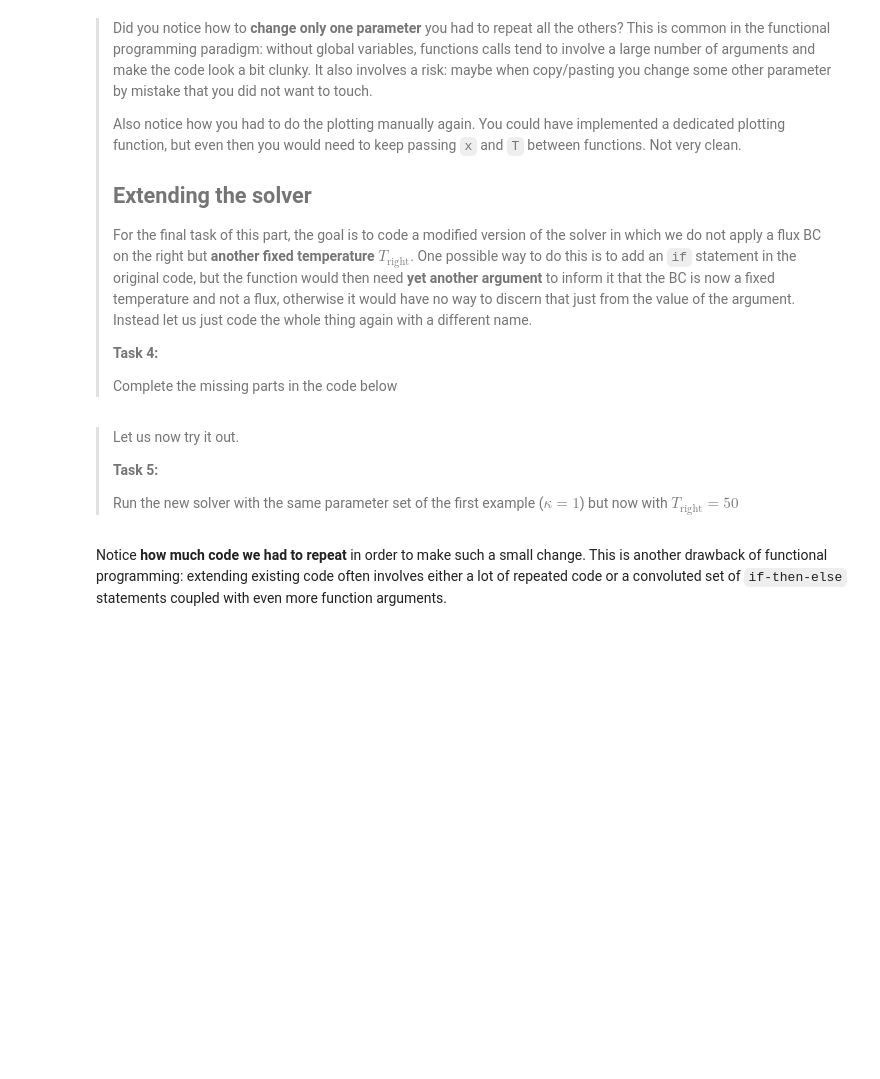
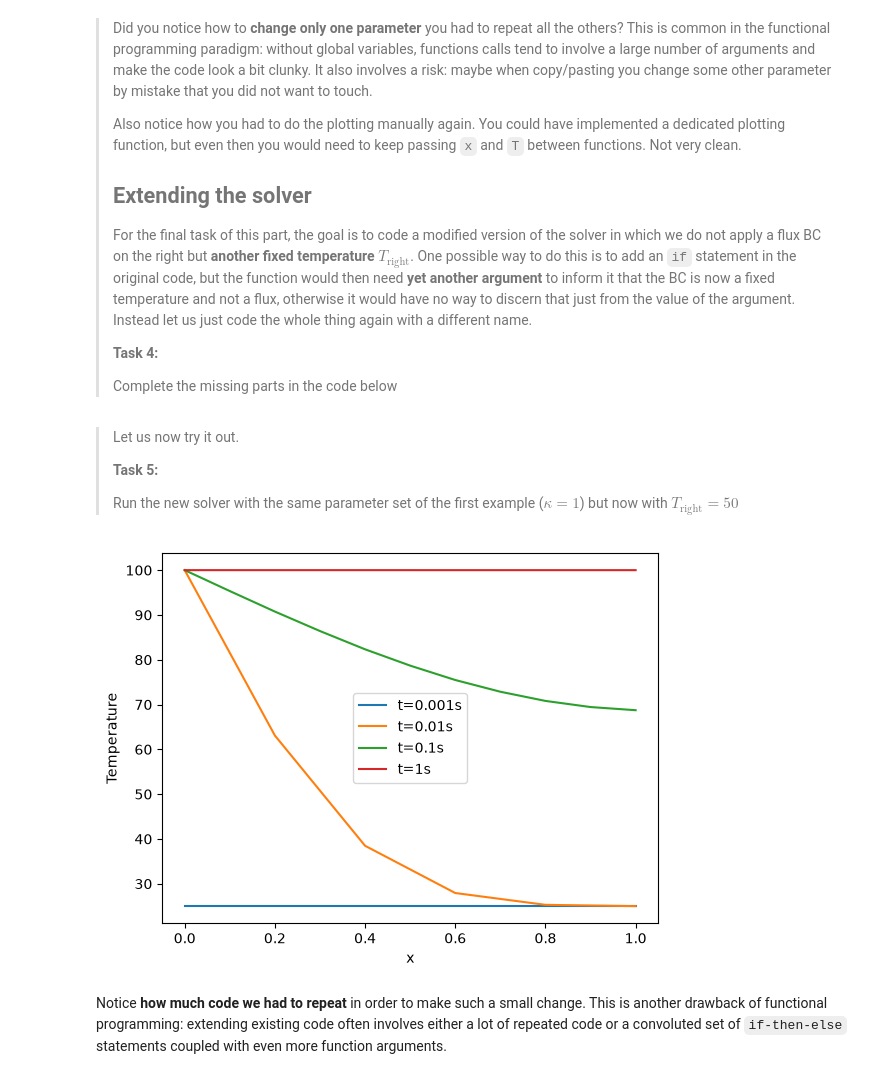
Before and after one commit to ThijmenPol-TUD/PA2.1, a Jupyter notebook: 1_functional.ipynb, the cells around one changed output. Cells and saved outputs as stored; diff of their text form; code cells hidden in the pictures; blank space fills up the shorter version.

```diff
--- a/1_functional.ipynb
+++ b/1_functional.ipynb
@@ -111,12 +173,30 @@ def run_diffusion_two(
 > **Task 5:**
 >
 > Run the new solver with the same parameter set of the first example ($\kappa=1$) but now with $T_\mathrm{right}=50$
-# %%
-# run the solver
-x,T = # YOUR_CODE_LINE_HERE
-
-# plot the solution
-# YOUR_CODE_LINES_HERE
+# %%
+# run the solver
+run_diffusion_two(
+    L=1.0,       # length of the bar
+    dx=0.1,     # discretization in space
+    dt=0.001,   # discretization in time
+    kappa=1,   # heat diffusivity
+    T_init=25.0, # initial temperature
+    T_left=100.0,# Temperature on the left
+    T_right= 50.0,# Temperature on the right
+    n_steps=1000,# number of time steps
+)
+# plot the solution
+plt.figure()
+plt.plot(x, T[0, :])
+plt.plot(x, T[10, :])
+plt.plot(x, T[100, :])
+plt.plot(x, T[-1, :])
+plt.xlabel('x')
+plt.ylabel('Temperature')
+plt.legend(['t=0.001s', 't=0.01s', 't=0.1s', 't=1s'])
+plt.show()
+# %% [output]
+[figure, added]
 # %% [markdown]
 Notice **how much code we had to repeat** in order to make such a small change. This is another drawback of functional programming: extending existing code often involves either a lot of repeated code or a convoluted set of `if-then-else` statements coupled with even more function arguments.
 # %% [markdown]
```
Also changed, not shown: parts of 7 cells of this notebook.
